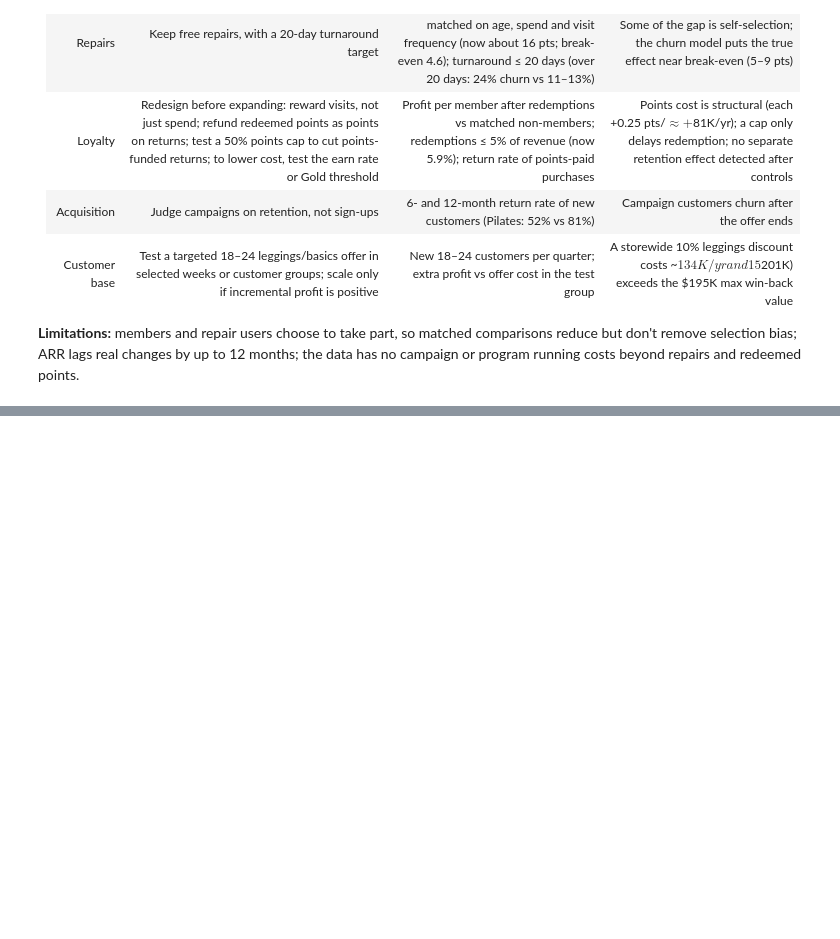
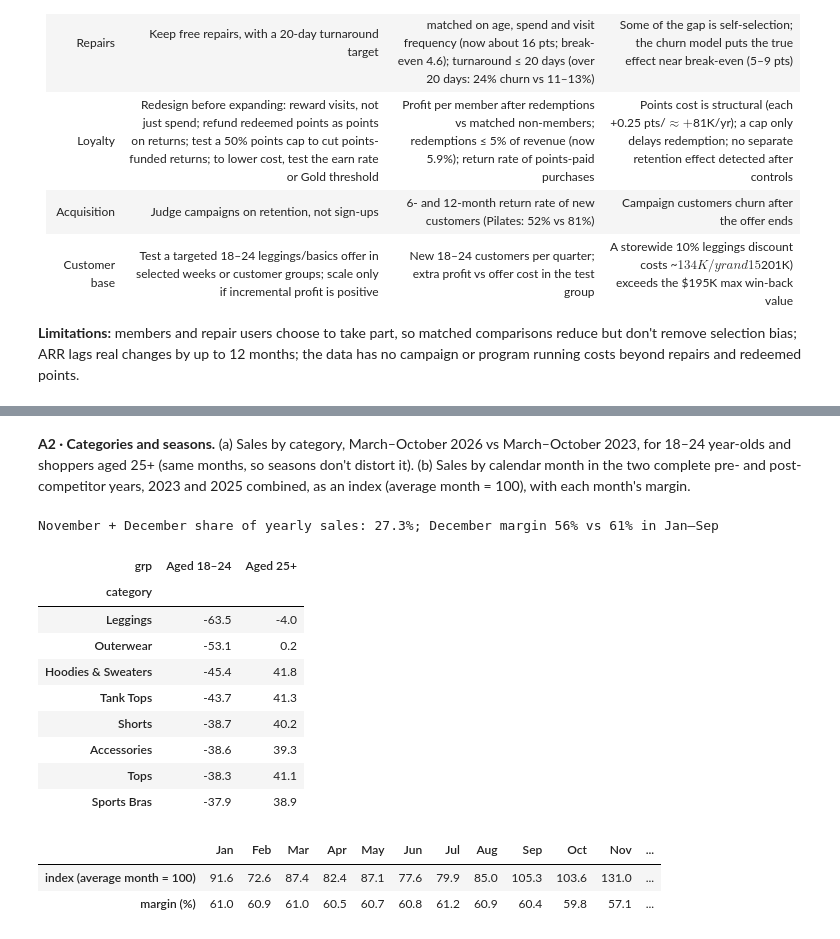
Before and after one commit to rchicoin/DATATHON2026, a Jupyter notebook: summary.ipynb, the cells around one changed output, grey strips where cells are left out. Drawn from its saved outputs; the diff is of its cells as text; code cells hidden in the pictures; blank space fills up the shorter version.

```diff
--- a/summary.ipynb
+++ b/summary.ipynb
@@ -1167,0 +1228,34 @@ beyond repairs and redeemed points.
+# %% [markdown]
+**A2 · Categories and seasons.** (a) Sales by category, March–October 2026 vs March–October 2023, for 18–24 year-olds
+and shoppers aged 25+ (same months, so seasons don't distort it). (b) Sales by calendar month in the two complete
+pre- and post-competitor years, 2023 and 2025 combined, as an index (average month = 100), with each month's margin.
+# %%
+ap_p = a_p[a_p["mon"].between(3, 10) & a_p["year"].isin([2023, 2026])]
+ap_p = ap_p.assign(grp=np.where(ap_p["age_band"] == "18-24", "Aged 18–24", "Aged 25+"))
+ap_cat = ap_p.groupby(["category", "grp", "year"])["revenue"].sum().unstack("year")
+ap_cat = ((ap_cat[2026] / ap_cat[2023] - 1) * 100).unstack("grp").sort_values("Aged 18–24")
+
+ap_v = visits[visits["date"].dt.year.isin([2023, 2025])]
+ap_month = ap_v.groupby(ap_v["date"].dt.month)[["revenue", "profit"]].sum()
+ap_month["index (average month = 100)"] = ap_month["revenue"] / ap_month["revenue"].mean() * 100
+ap_month["margin (%)"] = ap_month["profit"] / ap_month["revenue"] * 100
+ap_month.index = A_MONTHS
+print(f"November + December share of yearly sales: {ap_month.loc[['Nov', 'Dec'], 'revenue'].sum() / ap_month['revenue'].sum():.1%}; "
+      f"December margin {ap_month.loc['Dec', 'margin (%)']:.0f}% vs {ap_month.loc['Jan':'Sep', 'margin (%)'].mean():.0f}% in Jan–Sep")
+display(ap_cat.round(1))
+ap_month[["index (average month = 100)", "margin (%)"]].round(1).T
+# %% [output]
+November + December share of yearly sales: 27.3%; December margin 56% vs 61% in Jan–Sep
+| grp | Aged 18–24 | Aged 25+ |
+| category |  |  |
+| Leggings | -63.5 | -4.0 |
+| Outerwear | -53.1 | 0.2 |
+| Hoodies & Sweaters | -45.4 | 41.8 |
+| Tank Tops | -43.7 | 41.3 |
+| Shorts | -38.7 | 40.2 |
+| Accessories | -38.6 | 39.3 |
+| Tops | -38.3 | 41.1 |
+| Sports Bras | -37.9 | 38.9 |
+|  | Jan | Feb | Mar | Apr | May | Jun | Jul | Aug | Sep | Oct | Nov | ... |
+| index (average month = 100) | 91.6 | 72.6 | 87.4 | 82.4 | 87.1 | 77.6 | 79.9 | 85.0 | 105.3 | 103.6 | 131.0 | ... |
+| margin (%) | 61.0 | 60.9 | 61.0 | 60.5 | 60.7 | 60.8 | 61.2 | 60.9 | 60.4 | 59.8 | 57.1 | ... |
```
Also changed, not shown: parts of 7 cells of this notebook, 6 other files.
